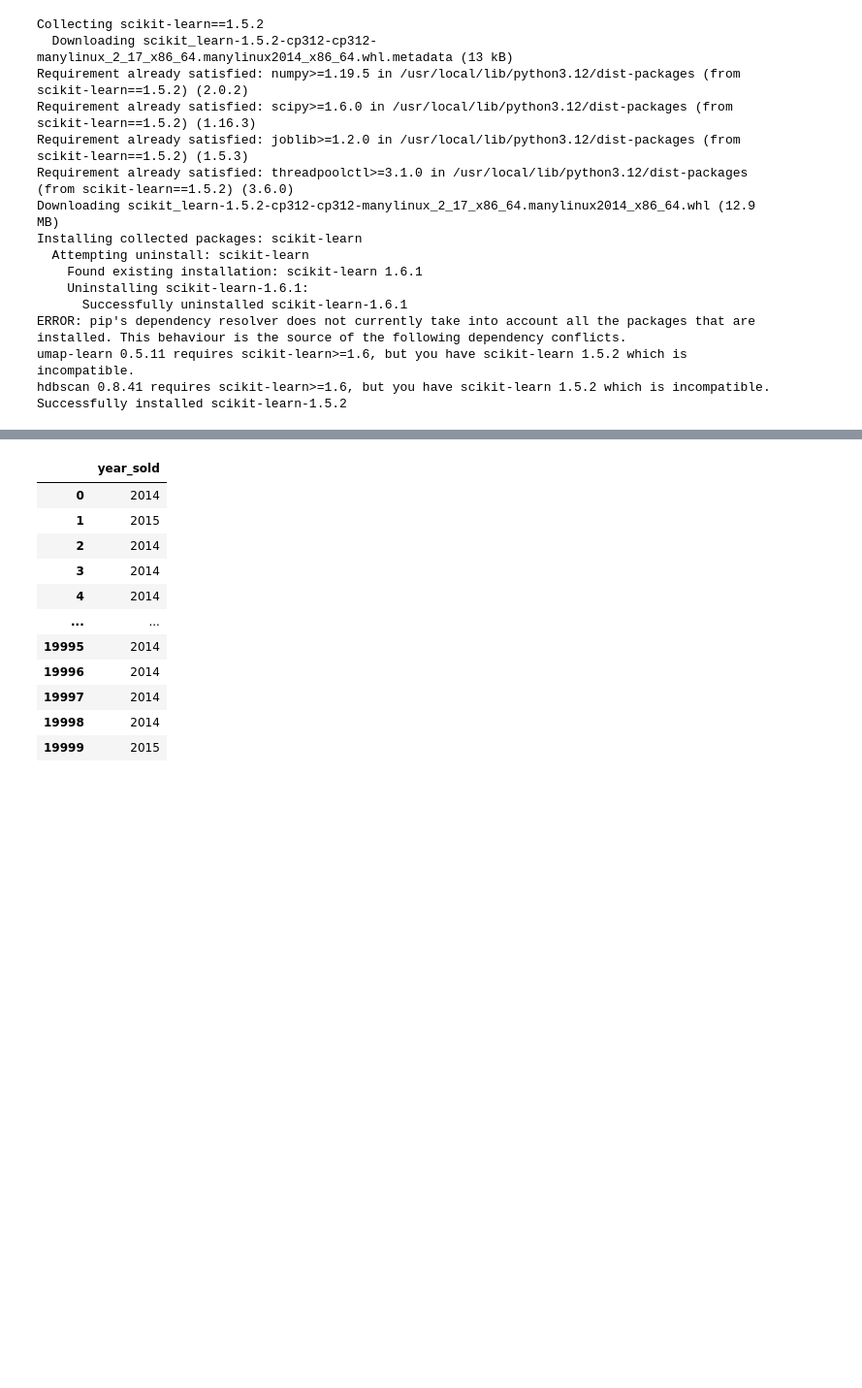
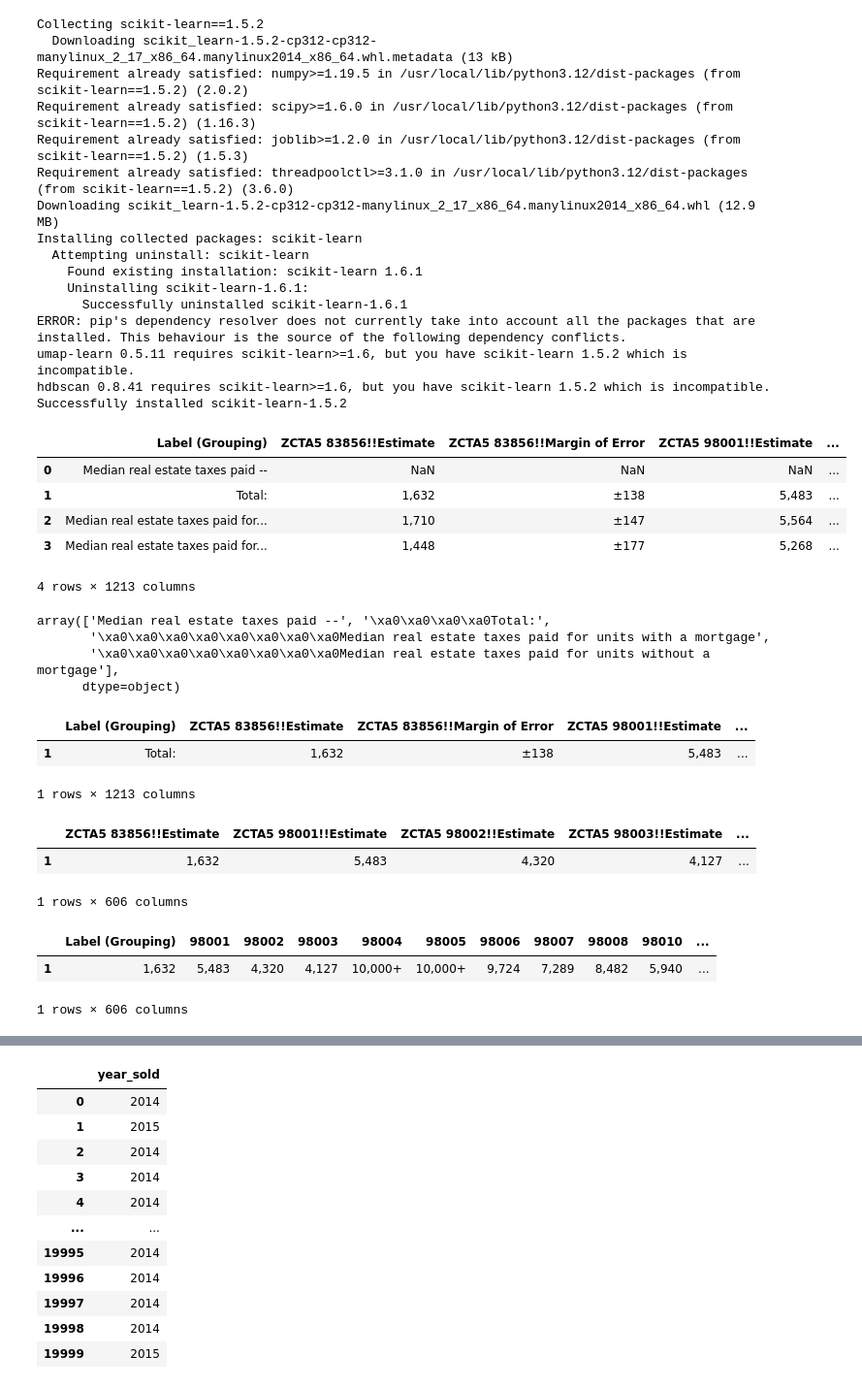
Before and after one commit to jennarandall785/Portfolio, a Jupyter notebook: notebooks/starter_housing.ipynb, the cells around one changed output, grey strips where cells are left out. Shown at 97% size. Saved outputs shown, nothing was run; the diff lists cells and outputs as text; code cells hidden in the pictures; blank space fills up the shorter version.

```diff
--- a/notebooks/starter_housing.ipynb
+++ b/notebooks/starter_housing.ipynb
@@ -21,3 +21,28 @@ Successfully installed scikit-learn-1.5.2
 import pandas as pd
 
 housing = pd.read_csv('https://raw.githubusercontent.com/byui-cse/cse450-course/master/data/housing.csv')
+tax_df = pd.read_csv("/content/ACSDT5Y2024.B25103-2026-02-13T193233.csv")
+# %%
+tax_df.head()
+# %% [output]
+|  | Label (Grouping) | ZCTA5 83856!!Estimate | ZCTA5 83856!!Margin of Error | ZCTA5 98001!!Estimate | ... |
+| 0 | Median real estate taxes paid -- | NaN | NaN | NaN | ... |
+| 1 | Total: | 1,632 | ±138 | 5,483 | ... |
+| 2 | Median real estate taxes paid for... | 1,710 | ±147 | 5,564 | ... |
+| 3 | Median real estate taxes paid for... | 1,448 | ±177 | 5,268 | ... |
+4 rows × 1213 columns
+# %%
+tax_df['Label (Grouping)'].unique()
+# %% [output]
+array(['Median real estate taxes paid --', '\xa0\xa0\xa0\xa0Total:',
+       '\xa0\xa0\xa0\xa0\xa0\xa0\xa0\xa0Median real estate taxes paid for units with a mortgage',
+       '\xa0\xa0\xa0\xa0\xa0\xa0\xa0\xa0Median real estate taxes paid for units without a mortgage'],
+      dtype=object)
+# %%
+tax_total = tax_df[tax_df["Label (Grouping)"] == "\xa0\xa0\xa0\xa0Total:"]
+tax_total.shape
+tax_total.head()
+# %% [output]
+|  | Label (Grouping) | ZCTA5 83856!!Estimate | ZCTA5 83856!!Margin of Error | ZCTA5 98001!!Estimate | ... |
+| 1 | Total: | 1,632 | ±138 | 5,483 | ... |
+1 rows × 1213 columns
@@ -23,0 +51,13 @@ housing = pd.read_csv('https://raw.githubusercontent.com/byui-cse/cse450-course/
+# %%
+tax_total.head()
+# %% [output]
+|  | ZCTA5 83856!!Estimate | ZCTA5 98001!!Estimate | ZCTA5 98002!!Estimate | ZCTA5 98003!!Estimate | ... |
+| 1 | 1,632 | 5,483 | 4,320 | 4,127 | ... |
+1 rows × 606 columns
+# %%
+tax_total.columns = ['Label (Grouping)'] + [col.split('!!')[0].replace('ZCTA5 ', '') for col in tax_total.columns[1:]]
+tax_total.head()
+# %% [output]
+|  | Label (Grouping) | 98001 | 98002 | 98003 | 98004 | 98005 | 98006 | 98007 | 98008 | 98010 | ... |
+| 1 | 1,632 | 5,483 | 4,320 | 4,127 | 10,000+ | 10,000+ | 9,724 | 7,289 | 8,482 | 5,940 | ... |
+1 rows × 606 columns
```
Also changed, not shown: parts of 9 cells of this notebook.
